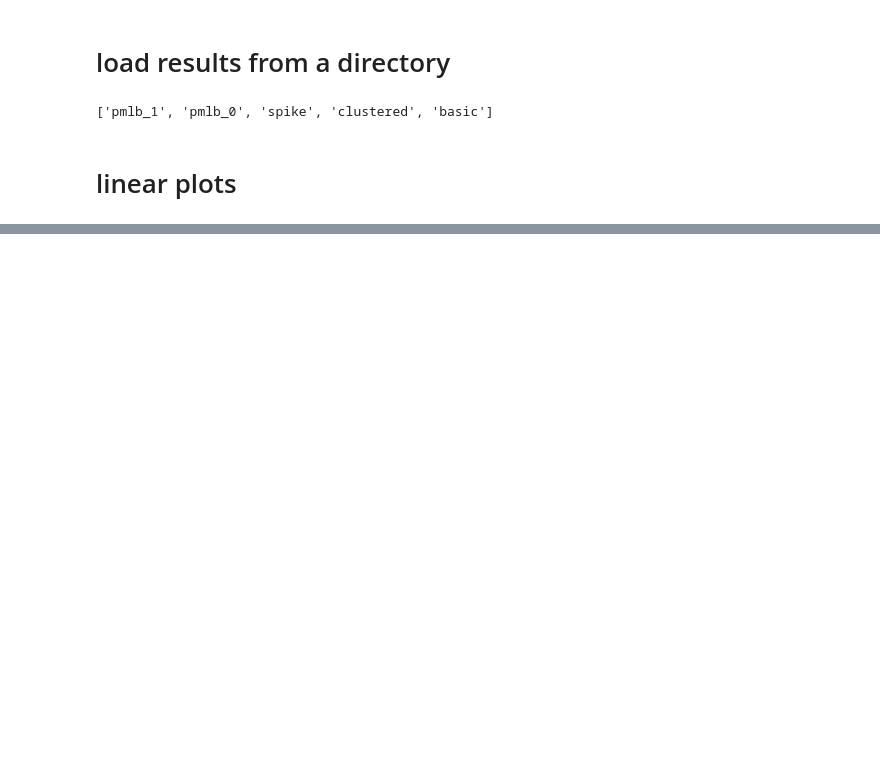
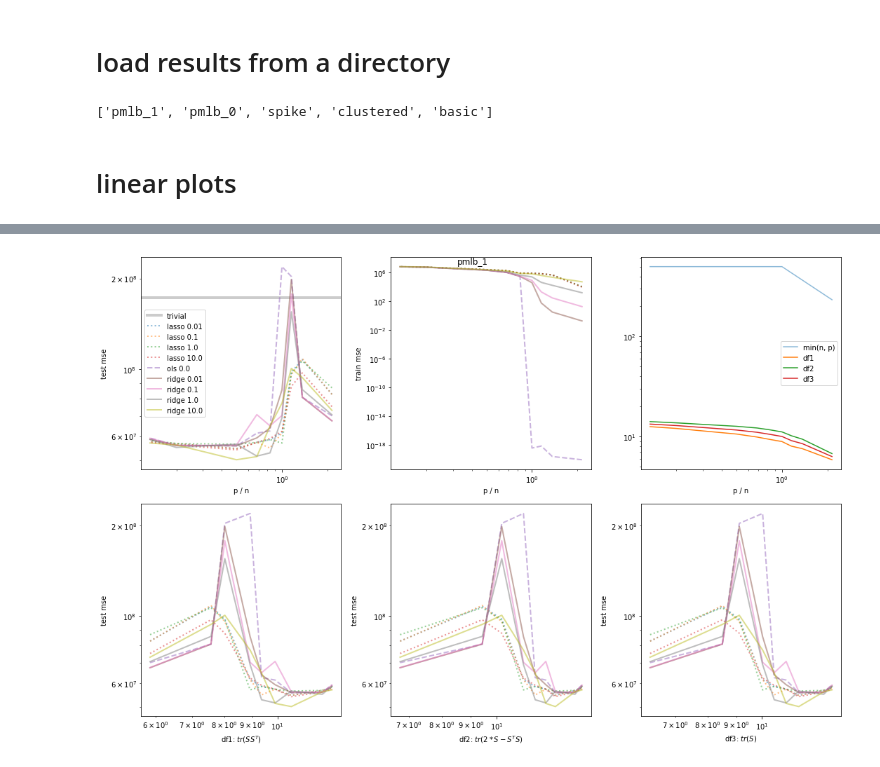
Before and after one commit to csinva/dnn-experiments, a Jupyter notebook: linear_experiments/analyze_dd.ipynb, the cells around one changed output, grey strips where cells are left out. Cells and saved outputs as stored; diff of their text form; code cells hidden in the pictures; blank space fills up the shorter version.

```diff
--- a/linear_experiments/analyze_dd.ipynb
+++ b/linear_experiments/analyze_dd.ipynb
@@ -68,61 +62,63 @@ for folder in folders:
         elif model_type == 'lasso':
             ls = ':'
 
-
-        kwargs = {'label': l, 'alpha': 0.5, 'lw': 2, 'linestyle': ls}
-
-        plt.subplot(R, C, 1)
-    #     plt.plot(curve.ratio, curve.mse_test,
-        plt.plot(curve.ratio, curve.mse_noiseless, **kwargs) #np.square(curve.bias) + curve['var'], **kwargs)
-        plt.ylabel('test mse')
-        plt.xlabel('p / n')
+        if not model_type == 'linear_sta':
 
 
-        plt.subplot(R, C, 2)
-        plt.plot(curve.ratio, curve.mse_train, **kwargs)
-        plt.ylabel('train mse')
-        plt.xlabel('p / n')
+            kwargs = {'label': l, 'alpha': 0.5, 'lw': 2, 'linestyle': ls}
+
+            plt.subplot(R, C, 1)
+        #     plt.plot(curve.ratio, curve.mse_test,
+            plt.plot(curve.ratio, curve.mse_noiseless, **kwargs) #np.square(curve.bias) + curve['var'], **kwargs)
+            plt.ylabel('test mse')
+            plt.xlabel('p / n')
+
+
+            plt.subplot(R, C, 2)
+            plt.plot(curve.ratio, curve.mse_train, **kwargs)
+            plt.ylabel('train mse')
+            plt.xlabel('p / n')
 
 
 
-        plt.subplot(R, C, 4)
-        plt.plot(row_best_ridge.df1, curve.mse_noiseless[:len_ridge], **kwargs)
-        plt.ylabel('test mse')
-        plt.xlabel('df1: $tr(S S^T)$')
+            plt.subplot(R, C, 4)
+            plt.plot(row_best_ridge.df1, curve.mse_noiseless[:len_ridge], **kwargs)
+            plt.ylabel('test mse')
+            plt.xlabel('df1: $tr(S S^T)$')
 
-        plt.subplot(R, C, 5)
-        plt.plot(row_best_ridge.df2, curve.mse_noiseless[:len_ridge], **kwargs)
-        plt.ylabel('test mse')
-        plt.xlabel('df2: $tr(2 * S - S^T S)$')
+            plt.subplot(R, C, 5)
+            plt.plot(row_best_ridge.df2, curve.mse_noiseless[:len_ridge], **kwargs)
+            plt.ylabel('test mse')
+            plt.xlabel('df2: $tr(2 * S - S^T S)$')
 
-        plt.subplot(R, C, 6)
-        plt.plot(row_best_ridge.df3, curve.mse_noiseless[:len_ridge], **kwargs)
-        plt.ylabel('test mse')
-        plt.xlabel('df3: $tr(S)$')
+            plt.subplot(R, C, 6)
+            plt.plot(row_best_ridge.df3, curve.mse_noiseless[:len_ridge], **kwargs)
+            plt.ylabel('test mse')
+            plt.xlabel('df3: $tr(S)$')
 
 
-        '''
-        plt.subplot(R, C, 3)
-        plt.plot(curve.ratio, np.square(curve.bias), **kwargs)
-        plt.ylabel('bias')
+            '''
+            plt.subplot(R, C, 3)
+            plt.plot(curve.ratio, np.square(curve.bias), **kwargs)
+            plt.ylabel('bias')
 
-        plt.subplot(R, C, 4)
-        plt.plot(curve.ratio, curve['var'], **kwargs)
-        plt.ylabel('var')
-        '''
+            plt.subplot(R, C, 4)
+            plt.plot(curve.ratio, curve['var'], **kwargs)
+            plt.ylabel('var')
+            '''
 
-        '''
-        # wnorm also recorded
-        plt.subplot(R, C, 3)
-        plt.plot(curve.ratio, curve['wnorm'], **kwargs)
-        plt.ylabel('wnorm')
-        plt.xlabel('p / n')
+            '''
+            # wnorm also recorded
+            plt.subplot(R, C, 3)
+            plt.plot(curve.ratio, curve['wnorm'], **kwargs)
+            plt.ylabel('wnorm')
+            plt.xlabel('p / n')
 
-        plt.subplot(R, C, 4)
-        plt.plot(curve.ratio, curve['num_nonzero'], **kwargs)
-        plt.ylabel('num_nonzero')
-        plt.xlabel('p / n')
-        '''
+            plt.subplot(R, C, 4)
+            plt.plot(curve.ratio, curve['num_nonzero'], **kwargs)
+            plt.ylabel('num_nonzero')
+            plt.xlabel('p / n')
+            '''
 
     for i in range(1, R * C + 1):
         plt.subplot(R, C, i)
@@ -156,0 +154 @@ AttributeError: 'DataFrame' object has no attribute 'model_type'
+[figure, added]
```
Also changed, not shown: parts of 2 cells of this notebook, 3 other files.
